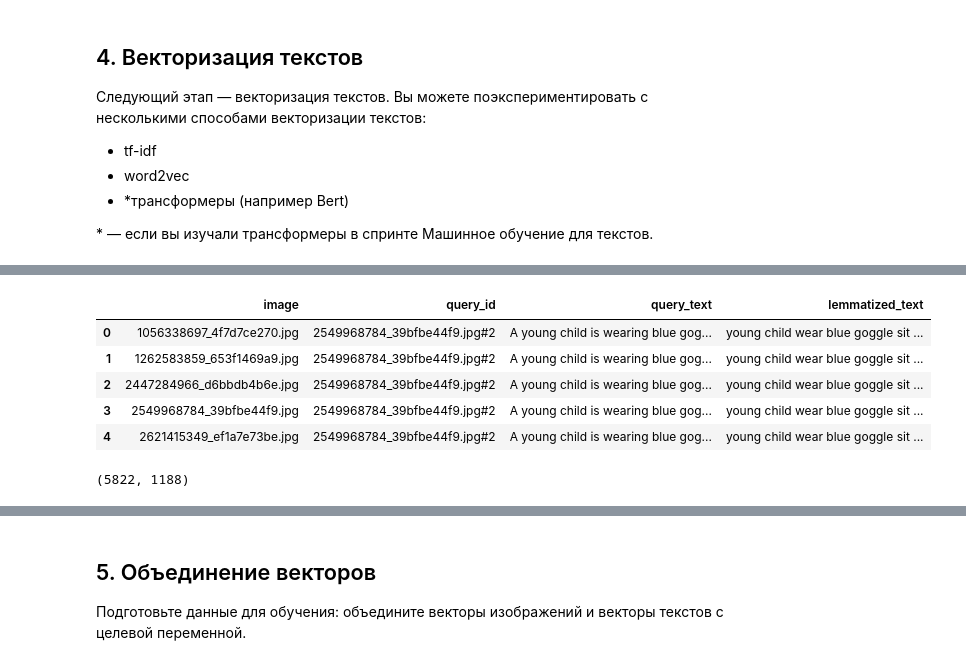
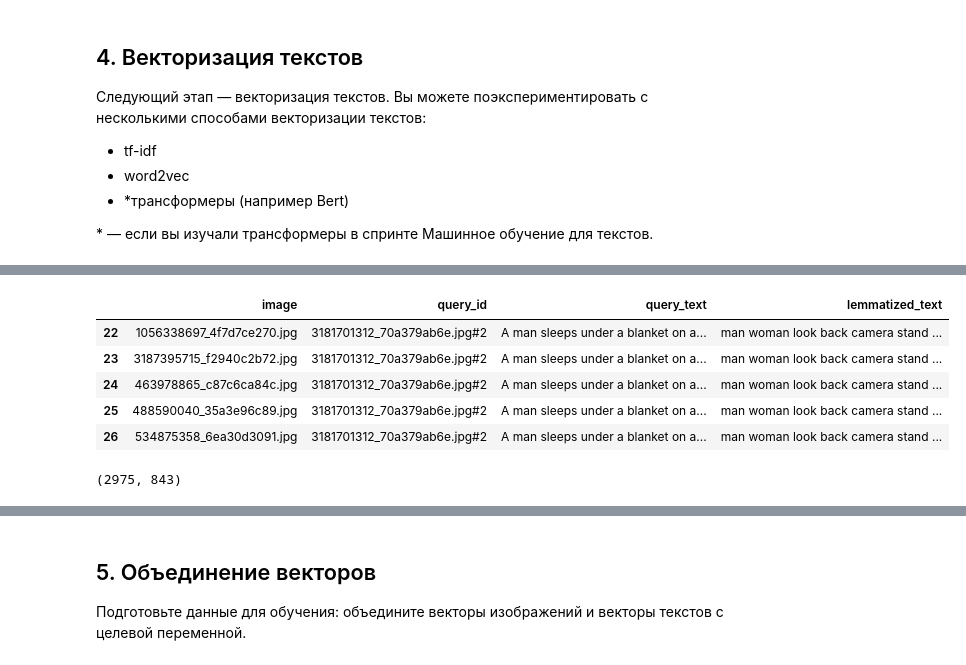
Before and after one commit to Andrefan1406/sb5, a Jupyter notebook: Сборный проект 5 - 15.01.2025.ipynb, the cells around one changed output, grey strips where cells are left out. Saved outputs shown, nothing was run; the diff lists cells and outputs as text; code cells hidden in the pictures.

```diff
--- a/Сборный проект 5 - 15.01.2025.ipynb
+++ b/Сборный проект 5 - 15.01.2025.ipynb
@@ -304,6 +304,20 @@ array(['A young child is wearing blue goggles and sitting in a float in a pool .
        'A dog stands on the side of a grassy cliff .',
        'A blurry photo of two dogs .', 'A man rows his boat below .'],
       dtype=object)
+# %%
+child_keywords = [
+    "baby", "kid", "kiddie", "toddler", "young", "youth", "boy", "girl",
+    "teenage", "teenager", "school", "playground", "toy", "birthday",
+    "child", "nursery", "junior", "infant", "preschool", "pupil",
+    "student", "little"
+]
+# %%
+def filter_images_by_text(df, keywords):
+    """Удаляет строки, содержащие ключевые слова, относящиеся к детям"""
+    mask = df['query_text'].str.contains('|'.join(keywords), case=False, na=False)
+    return df[~mask]
+
+train_data_filtered = filter_images_by_text(train_data, child_keywords)
 # %% [markdown]
 ## 3. Векторизация изображений
 
@@ -418,8 +426,3 @@ def lematize_text(text):
     filtered_tokens = [word for word in lemmas if word not in stop_words]
     lemmatized = " ".join(filtered_tokens)
     return lemmatized
-# %%
-lemmatized_results = []
-for i in tqdm(range(0, 5822)):
-    lemmatized = lematize_text(train_data['query_text'][i])
-    lemmatized_results.append(lemmatized)
@@ -426,20 +442,26 @@ for i in tqdm(range(0, 5822)):
+# %%
+lemmatized_results = []
+for i in tqdm(range(0, 4095)):
+    lemmatized = lematize_text(train_data_filtered['query_text'].iloc[i])
+    lemmatized_results.append(lemmatized)
 # %%
-train_data['lemmatized_text'] = pd.Series(lemmatized_results)
-train_data.head()
+train_data_filtered = train_data_filtered.copy()
+train_data_filtered['lemmatized_text'] = pd.Series(lemmatized_results)
+train_data_filtered.head()
 # %% [output]
 |  | image | query_id | query_text | lemmatized_text |
-| 0 | 1056338697_4f7d7ce270.jpg | 2549968784_39bfbe44f9.jpg#2 | A young child is wearing blue gog... | young child wear blue goggle sit ... |
-| 1 | 1262583859_653f1469a9.jpg | 2549968784_39bfbe44f9.jpg#2 | A young child is wearing blue gog... | young child wear blue goggle sit ... |
-| 2 | 2447284966_d6bbdb4b6e.jpg | 2549968784_39bfbe44f9.jpg#2 | A young child is wearing blue gog... | young child wear blue goggle sit ... |
-| 3 | 2549968784_39bfbe44f9.jpg | 2549968784_39bfbe44f9.jpg#2 | A young child is wearing blue gog... | young child wear blue goggle sit ... |
-| 4 | 2621415349_ef1a7e73be.jpg | 2549968784_39bfbe44f9.jpg#2 | A young child is wearing blue gog... | young child wear blue goggle sit ... |
+| 22 | 1056338697_4f7d7ce270.jpg | 3181701312_70a379ab6e.jpg#2 | A man sleeps under a blanket on a... | man woman look back camera stand ... |
+| 23 | 3187395715_f2940c2b72.jpg | 3181701312_70a379ab6e.jpg#2 | A man sleeps under a blanket on a... | man woman look back camera stand ... |
+| 24 | 463978865_c87c6ca84c.jpg | 3181701312_70a379ab6e.jpg#2 | A man sleeps under a blanket on a... | man woman look back camera stand ... |
+| 25 | 488590040_35a3e96c89.jpg | 3181701312_70a379ab6e.jpg#2 | A man sleeps under a blanket on a... | man woman look back camera stand ... |
+| 26 | 534875358_6ea30d3091.jpg | 3181701312_70a379ab6e.jpg#2 | A man sleeps under a blanket on a... | man woman look back camera stand ... |
 # %%
-corpus = train_data['lemmatized_text']
+corpus = train_data_filtered['lemmatized_text'].dropna()
 vectorizer = TfidfVectorizer()
 tfidf_matrix = vectorizer.fit_transform(corpus)
 tfidf_matrix.shape
 # %% [output]
-(5822, 1188)
+(2975, 843)
 # %%
 tfidf_df = pd.DataFrame(
     tfidf_matrix.toarray(),
```
Also changed, not shown: parts of 28 cells of this notebook, 1 other file.
